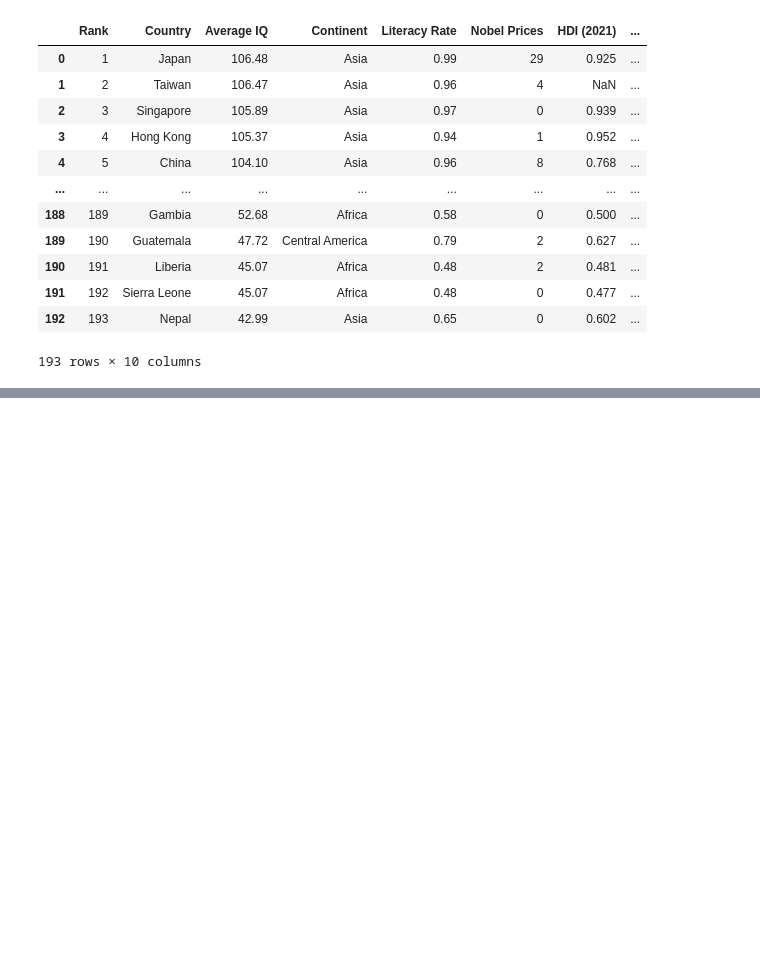
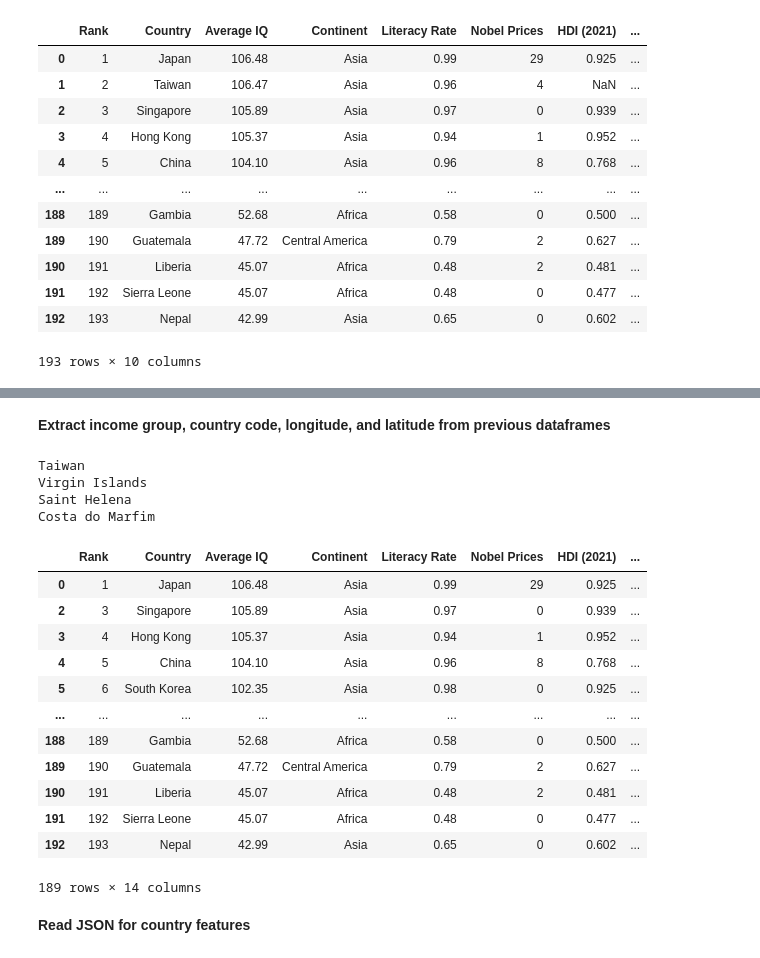
Before and after one commit to kevingeorgedev/Personal-Projects, a Jupyter notebook: IQ-Heatmap/main.ipynb, the cells around one changed output, grey strips where cells are left out. Cells and saved outputs as stored; diff of their text form; code cells hidden in the pictures; blank space fills up the shorter version.

```diff
--- a/IQ-Heatmap/main.ipynb
+++ b/IQ-Heatmap/main.ipynb
@@ -15,5 +41,5 @@ from sklearn.metrics import r2_score
 # %%
-df = pd.read_csv("avgIQpercountry.csv")
+df = pd.read_csv("data/avgIQpercountry.csv")
 df
 # %% [output]
 |  | Rank | Country | Average IQ | Continent | Literacy Rate | Nobel Prices | HDI (2021) | ... |
@@ -48,12 +57,0 @@ import folium.plugins # The Folium Javascript Map Library
-# %%
-locations = pd.read_csv("locations.csv")
-locations = locations.drop("country", axis=1)
-print(len(df))
-#print(locations.loc[locations.name] == "South Sudan")
-
-def f(row):
-    location = locations.loc[locations.name == row['Country']]
-    return pd.Series([location['latitude'].iloc[0], location['longitude'].iloc[0]])
-
-df[['latitude', 'longitude']] = df.apply(f, axis=1)
-df
@@ -74,0 +60,7 @@ df
+# %%
+#indicators = pd.read_csv('data/Country.csv', usecols=['CountryName', 'CountryCode'])
+countries = pd.read_csv('data/Country.csv', usecols=['ShortName', 'CountryCode', 'TableName', 'LongName', 'IncomeGroup'])
+countries = countries.drop_duplicates().reset_index().drop('index', axis=1)
+countries['IncomeGroup'] = countries['IncomeGroup'].apply(lambda x: "High income" if x == "High income: nonOECD" or x == "High income: OECD" else x)
+countries['IncomeGroup'] = countries['IncomeGroup'].replace({"High income": 3, "Upper middle income": 2, "Lower middle income": 1, "Low income": 0})
+countries
@@ -74,0 +83,3 @@ df
+# %%
+locations = pd.read_csv("data/locations.csv")
+locations
@@ -74,0 +100,39 @@ df
+# %% [markdown]
+**Extract income group, country code, longitude, and latitude from previous dataframes**
+# %%
+def f(row):
+    try:
+        code = countries.loc[countries.ShortName == row['Country']].iloc[0, 0]
+        IncomeGroup = countries.loc[countries.ShortName == row['Country']].iloc[0, 4]
+        #print(code)
+        location = locations.loc[locations.name == row['Country']]
+        return pd.Series([IncomeGroup, code, location['latitude'].iloc[0], location['longitude'].iloc[0]])
+    except IndexError:
+        print(row['Country'])
+        #print("couldn't locate")
+        #return pd.Series(["", location['latitude'].iloc[0], location['longitude'].iloc[0]])
+
+
+df[['IncomeGroup', 'code','latitude', 'longitude']] = df.apply(f, axis=1)
+df = df.dropna(subset='code')
+df
+# %% [output]
+Taiwan
+Virgin Islands
+Saint Helena
+Costa do Marfim
+|  | Rank | Country | Average IQ | Continent | Literacy Rate | Nobel Prices | HDI (2021) | ... |
+| 0 | 1 | Japan | 106.48 | Asia | 0.99 | 29 | 0.925 | ... |
+| 2 | 3 | Singapore | 105.89 | Asia | 0.97 | 0 | 0.939 | ... |
+| 3 | 4 | Hong Kong | 105.37 | Asia | 0.94 | 1 | 0.952 | ... |
+| 4 | 5 | China | 104.10 | Asia | 0.96 | 8 | 0.768 | ... |
+| 5 | 6 | South Korea | 102.35 | Asia | 0.98 | 0 | 0.925 | ... |
+| ... | ... | ... | ... | ... | ... | ... | ... | ... |
+| 188 | 189 | Gambia | 52.68 | Africa | 0.58 | 0 | 0.500 | ... |
+| 189 | 190 | Guatemala | 47.72 | Central America | 0.79 | 2 | 0.627 | ... |
+| 190 | 191 | Liberia | 45.07 | Africa | 0.48 | 2 | 0.481 | ... |
+| 191 | 192 | Sierra Leone | 45.07 | Africa | 0.48 | 0 | 0.477 | ... |
+| 192 | 193 | Nepal | 42.99 | Asia | 0.65 | 0 | 0.602 | ... |
+189 rows × 14 columns
+# %% [markdown]
+**Read JSON for country features**
```
Also changed, not shown: parts of 17 cells of this notebook, 19 other files.
